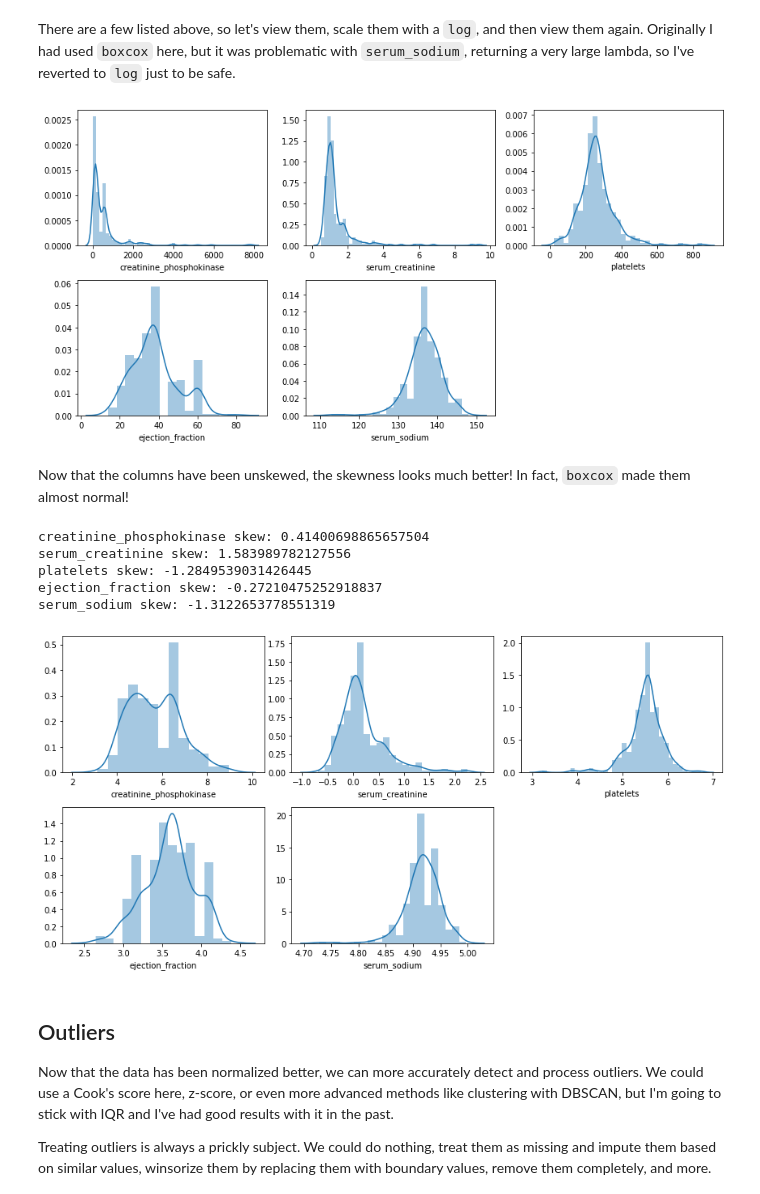
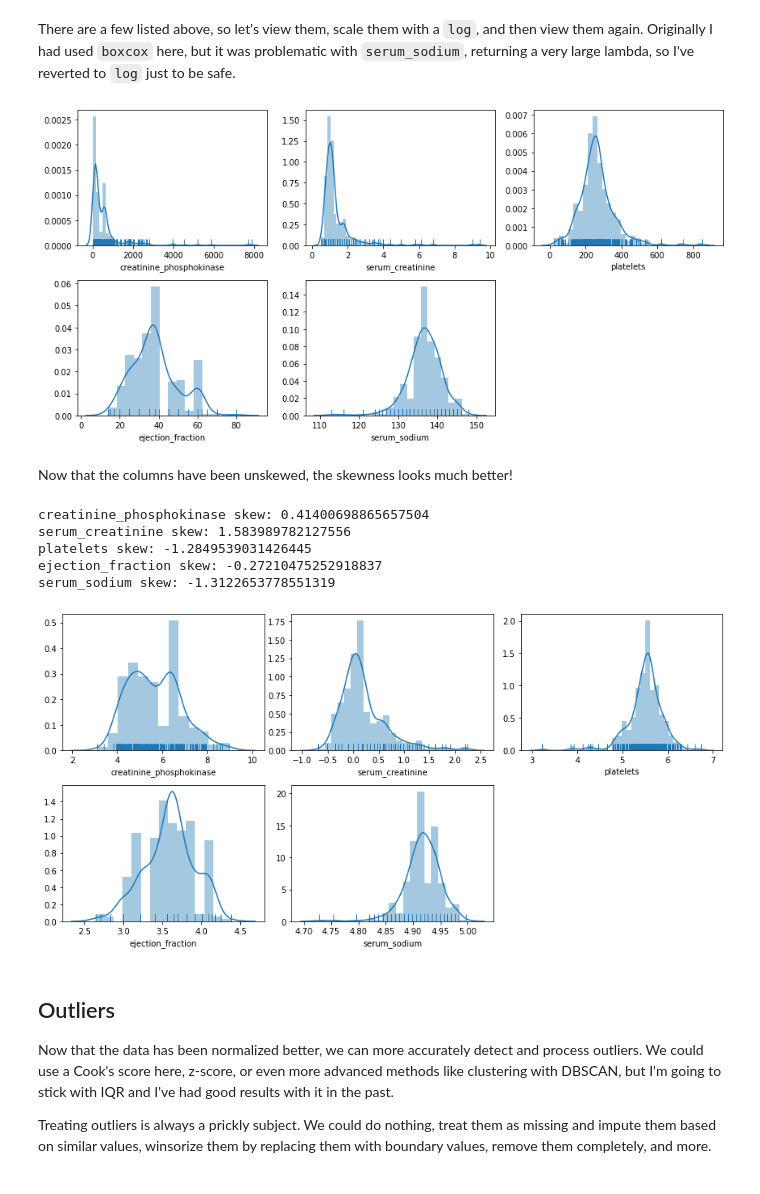
Before and after one commit to KasumiL5x/bu-postdoc-test, a Jupyter notebook: eda-and-cleaning.ipynb, the cells around one changed output. Saved outputs shown, nothing was run; the diff lists cells and outputs as text; code cells hidden in the pictures.

Commit message:
Removed an old text comment and added rugs to the KDE plots.

```diff
--- a/eda-and-cleaning.ipynb
+++ b/eda-and-cleaning.ipynb
@@ -174,18 +174,18 @@ skew_fig = plt.figure(figsize=(12,6))
 for i in range(1, len(skewed_df)+1):
     skew_fig.add_subplot(2, 3, i)
     col = skewed_df.index[i-1]
-    sns.distplot(all_data[col])
+    sns.distplot(all_data[col], rug=True)
 skew_fig.tight_layout()
 plt.show()
 # %% [output]
-[figure, old version]
+[figure, new version]
 # %%
 # Log all of the skewed columns in the original dataset.
 for col in skewed_df.index:
     all_data[col] = np.log(all_data[col])
     #all_data[col] = stats.boxcox(all_data[col])[0]
 # %% [markdown]
-Now that the columns have been unskewed, the skewness looks much better!  In fact, `boxcox` made them almost normal!
+Now that the columns have been unskewed, the skewness looks much better!
 # %%
 for col in skewed_df.index:
     skew_val = all_data[col].skew()
@@ -199,13 +199,13 @@ serum_sodium skew: -1.3122653778551319
 # %%
 skew_fig = plt.figure(figsize=(12,6))
 for i in range(1, len(skewed_df)+1):
     skew_fig.add_subplot(2, 3, i)
     col = skewed_df.index[i-1]
-    sns.distplot(all_data[col])
+    sns.distplot(all_data[col], rug=True)
 skew_fig.tight_layout()
 plt.show()
 # %% [output]
-[figure, old version]
+[figure, new version]
 # %% [markdown]
 ## Outliers
 Now that the data has been normalized better, we can more accurately detect and process outliers.  We could use a Cook's score here, z-score, or even more advanced methods like clustering with DBSCAN, but I'm going to stick with IQR and I've had good results with it in the past.
```
Also changed, not shown: parts of 2 cells of this notebook, 1 other file.
